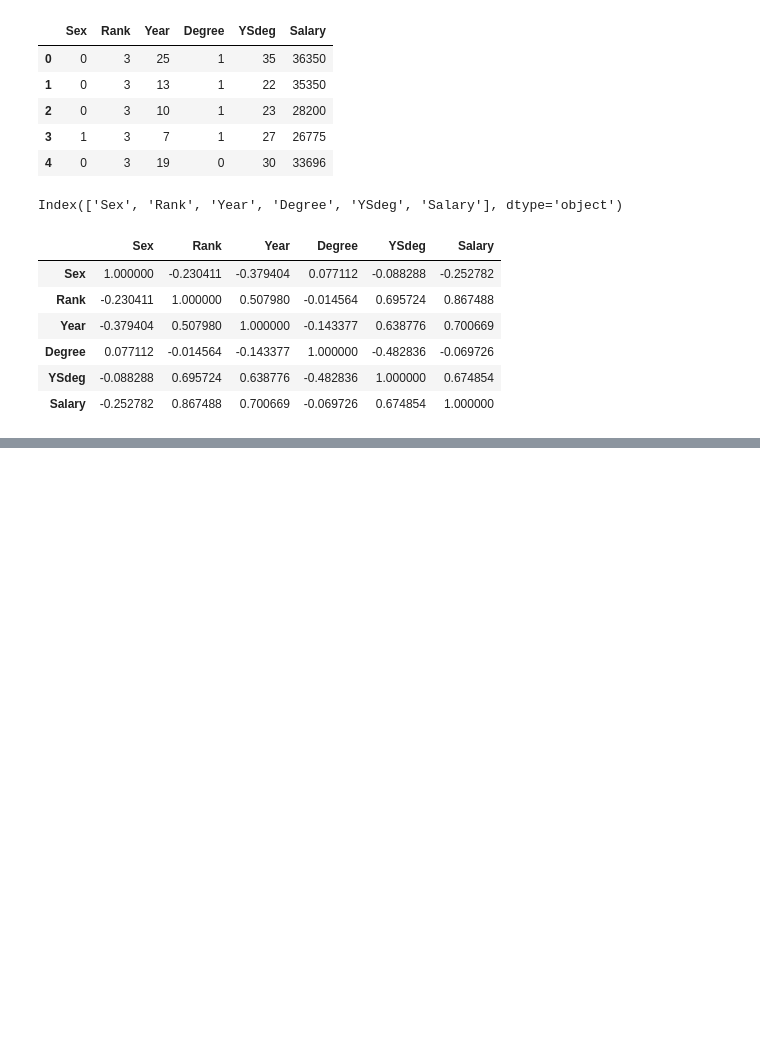
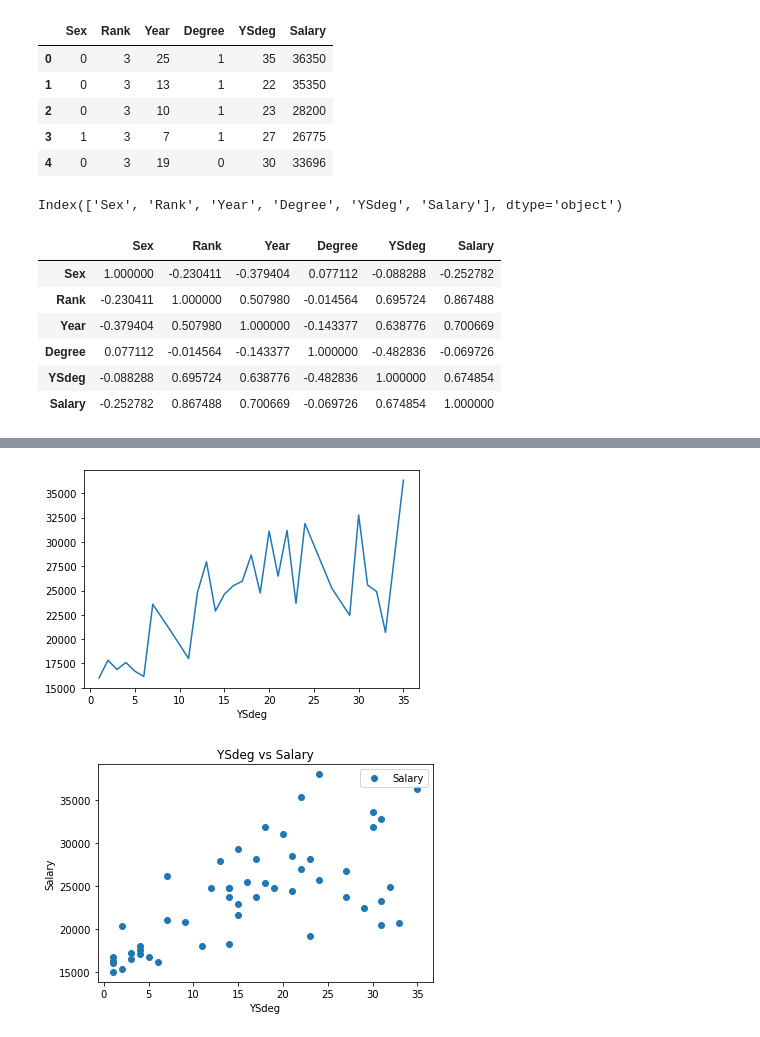
Before and after one commit to Vigneshkumarcvk/Python, a Jupyter notebook: Copy_of_Assignment5_6_7.ipynb, the cells around one changed output, grey strips where cells are left out. Saved outputs shown, nothing was run; the diff lists cells and outputs as text; code cells hidden in the pictures; blank space fills up the shorter version.

```diff
--- a/Copy_of_Assignment5_6_7.ipynb
+++ b/Copy_of_Assignment5_6_7.ipynb
@@ -448,0 +549,11 @@ df.corr()
+# %%
+import matplotlib.pyplot as plt
+df1.groupby('YSdeg')['Salary'].mean().plot()
+df1.plot(x ='YSdeg', y='Salary',style='o')
+plt.title('YSdeg vs Salary')
+plt.xlabel('YSdeg')
+plt.ylabel('Salary')
+plt.show()
+# %% [output]
+[figure, added]
+[figure, added]
```
Also changed, not shown: parts of 50 cells of this notebook.
